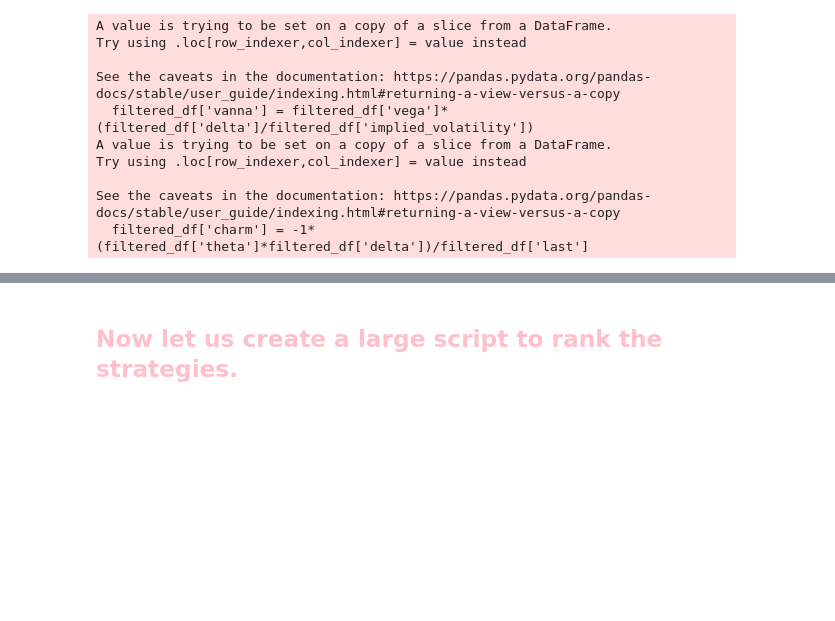
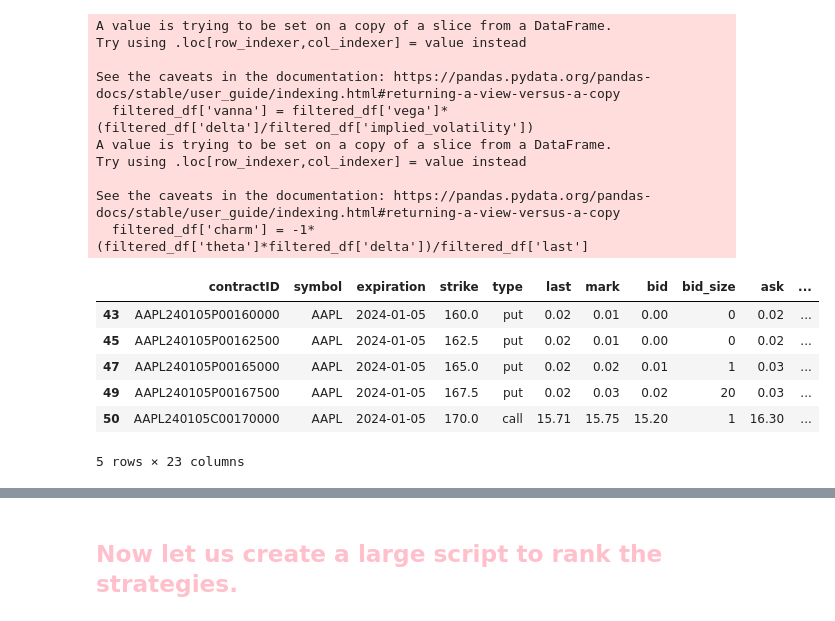
Before and after one commit to dsteffes133/Options_Strategies, a Jupyter notebook: best_strategy_options.ipynb, the cells around one changed output, grey strips where cells are left out. Cells and saved outputs as stored; diff of their text form; code cells hidden in the pictures; blank space fills up the shorter version.

```diff
--- a/best_strategy_options.ipynb
+++ b/best_strategy_options.ipynb
@@ -58,32 +58,3 @@ import numpy as np
 import QuantLib as ql
 import matplotlib.pyplot as plt
 import seaborn as sns
-# %%
-def get_historical_options_data(ticker, api_key, begin_date, end_date):
-    # Initialize an empty dictionary
-    date_dict = {}
-
-    # Create a list (or generator) of dates in 'YYYY-MM-DD' format
-    all_dates = pd.date_range(begin_date, end_date, freq='D')
-
-    # Loop through each date and fetch data
-    for single_date in all_dates:
-        date_str = single_date.strftime('%Y-%m-%d')
-
-        url = f"https://www.alphavantage.co/query?function=HISTORICAL_OPTIONS" \
-              f"&symbol={ticker}&date={date_str}&apikey={api_key}"
-        r = requests.get(url)
-        data = r.json()
-
-        # Some returns may be empty or have errors, so always check
-        if 'data' in data:
-            df = pd.DataFrame(data['data'])
-            # Store this date’s dataframe in the dictionary
-            date_dict[date_str] = df
-        else:
-            # Optionally store an empty DataFrame or log the issue
-            date_dict[date_str] = pd.DataFrame()
-
-    master_df = pd.concat(date_dict.values(), ignore_index=True)
-
-    return master_df
@@ -252,3 +236,13 @@ Try using .loc[row_indexer,col_indexer] = value instead
 
 See the caveats in the documentation: https://pandas.pydata.org/pandas-docs/stable/user_guide/indexing.html#returning-a-view-versus-a-copy
   filtered_df['charm'] = -1*(filtered_df['theta']*filtered_df['delta'])/filtered_df['last']
+# %%
+filtered_df.head()
+# %% [output]
+|  | contractID | symbol | expiration | strike | type | last | mark | bid | bid_size | ask | ... |
+| 43 | AAPL240105P00160000 | AAPL | 2024-01-05 | 160.0 | put | 0.02 | 0.01 | 0.00 | 0 | 0.02 | ... |
+| 45 | AAPL240105P00162500 | AAPL | 2024-01-05 | 162.5 | put | 0.02 | 0.01 | 0.00 | 0 | 0.02 | ... |
+| 47 | AAPL240105P00165000 | AAPL | 2024-01-05 | 165.0 | put | 0.02 | 0.02 | 0.01 | 1 | 0.03 | ... |
+| 49 | AAPL240105P00167500 | AAPL | 2024-01-05 | 167.5 | put | 0.02 | 0.03 | 0.02 | 20 | 0.03 | ... |
+| 50 | AAPL240105C00170000 | AAPL | 2024-01-05 | 170.0 | call | 15.71 | 15.75 | 15.20 | 1 | 16.30 | ... |
+5 rows × 23 columns
```
Also changed, not shown: parts of 14 cells of this notebook, 8 other files.
